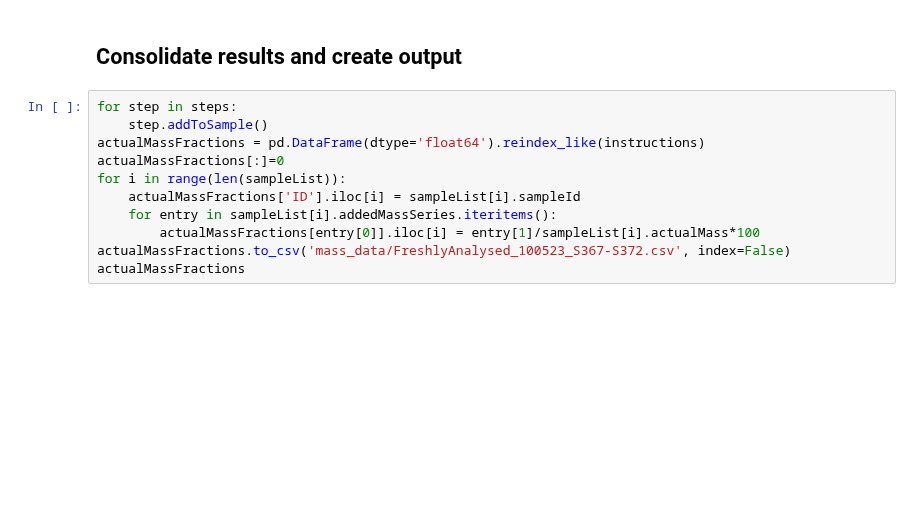
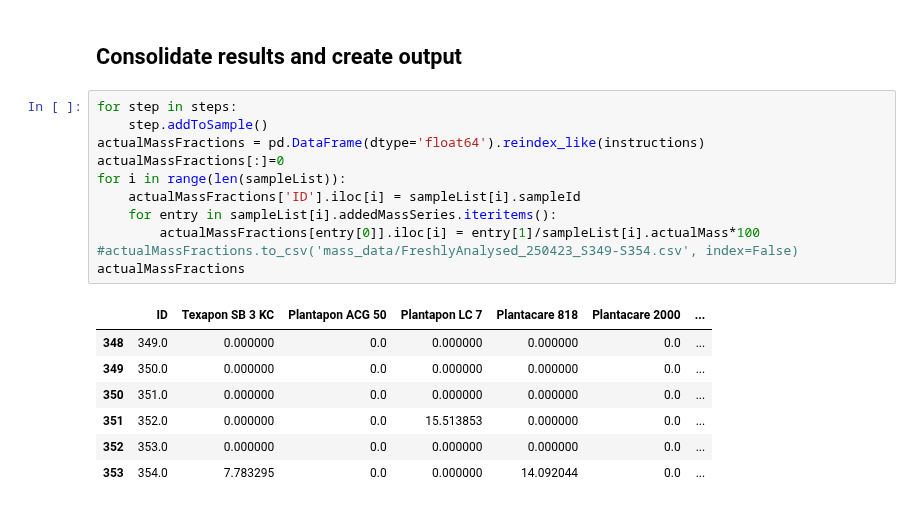
Before and after one commit to AniketChitre/formulations-prep, a Jupyter notebook: balance_analysis.ipynb, the cells around one changed output. Saved outputs shown, nothing was run; the diff lists cells and outputs as text; blank space fills up the shorter version.

```diff
--- a/balance_analysis.ipynb
+++ b/balance_analysis.ipynb
@@ -56,11 +99,19 @@ t4 = massProfile.defineIngredientsManually(specType='thickener',steps=steps,show
 # %%
 for step in steps:
     step.addToSample()
 actualMassFractions = pd.DataFrame(dtype='float64').reindex_like(instructions)
 actualMassFractions[:]=0
 for i in range(len(sampleList)):
     actualMassFractions['ID'].iloc[i] = sampleList[i].sampleId
     for entry in sampleList[i].addedMassSeries.iteritems():
         actualMassFractions[entry[0]].iloc[i] = entry[1]/sampleList[i].actualMass*100
-actualMassFractions.to_csv('mass_data/FreshlyAnalysed_100523_S367-S372.csv', index=False)
+#actualMassFractions.to_csv('mass_data/FreshlyAnalysed_250423_S349-S354.csv', index=False)
 actualMassFractions
+# %% [output]
+|  | ID | Texapon SB 3 KC | Plantapon ACG 50 | Plantapon LC 7 | Plantacare 818 | Plantacare 2000 | ... |
+| 348 | 349.0 | 0.000000 | 0.0 | 0.000000 | 0.000000 | 0.0 | ... |
+| 349 | 350.0 | 0.000000 | 0.0 | 0.000000 | 0.000000 | 0.0 | ... |
+| 350 | 351.0 | 0.000000 | 0.0 | 0.000000 | 0.000000 | 0.0 | ... |
+| 351 | 352.0 | 0.000000 | 0.0 | 15.513853 | 0.000000 | 0.0 | ... |
+| 352 | 353.0 | 0.000000 | 0.0 | 0.000000 | 0.000000 | 0.0 | ... |
+| 353 | 354.0 | 7.783295 | 0.0 | 0.000000 | 14.092044 | 0.0 | ... |
```
Also changed, not shown: parts of 4 cells of this notebook, 1 other file.
